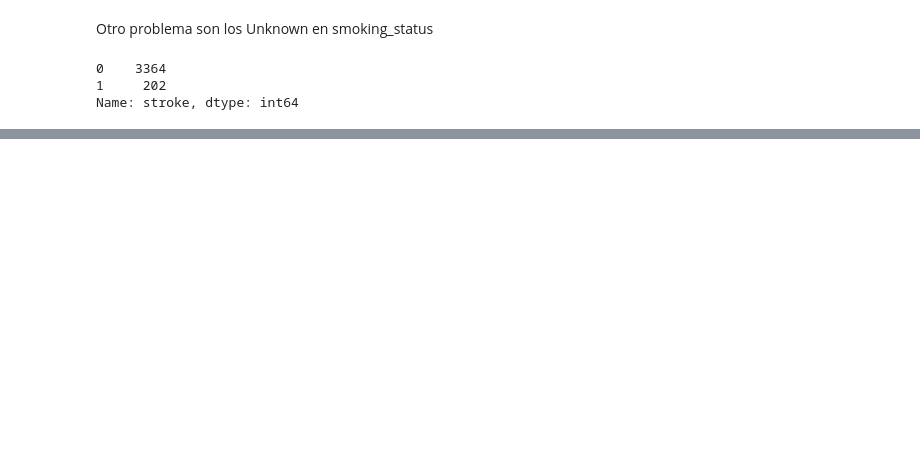
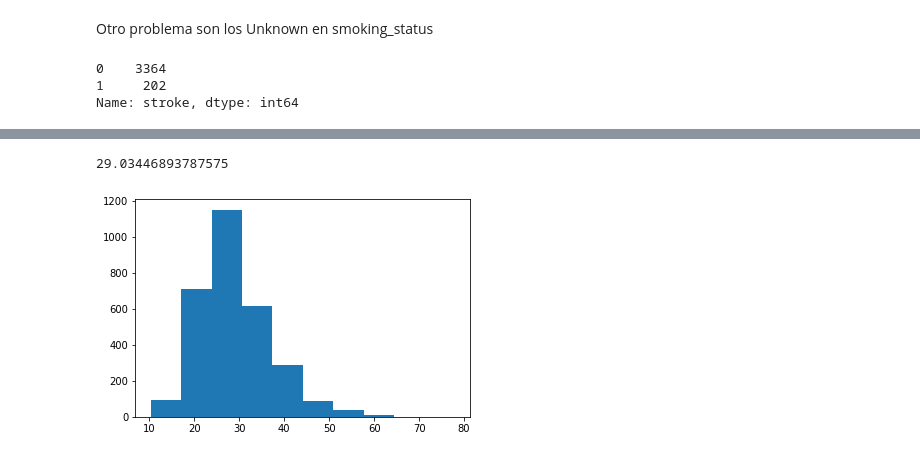
Before and after one commit to danisuar3z/ML_UNSAM_grupo1, a Jupyter notebook: stroke.ipynb, the cells around one changed output, grey strips where cells are left out. Cells and saved outputs as stored; diff of their text form; code cells hidden in the pictures; blank space fills up the shorter version.

```diff
--- a/stroke.ipynb
+++ b/stroke.ipynb
@@ -124,0 +191,6 @@ Estaríamos perdiendo más de 40 casos con stroke positivo
+# %%
+plt.hist(df.bmi[df.gender=="Female"])
+print(df.bmi[df.gender=="Female"].mean())
+# %% [output]
+29.03446893787575
+[figure, added]
```
Also changed, not shown: parts of 35 cells of this notebook, 1 other file.
